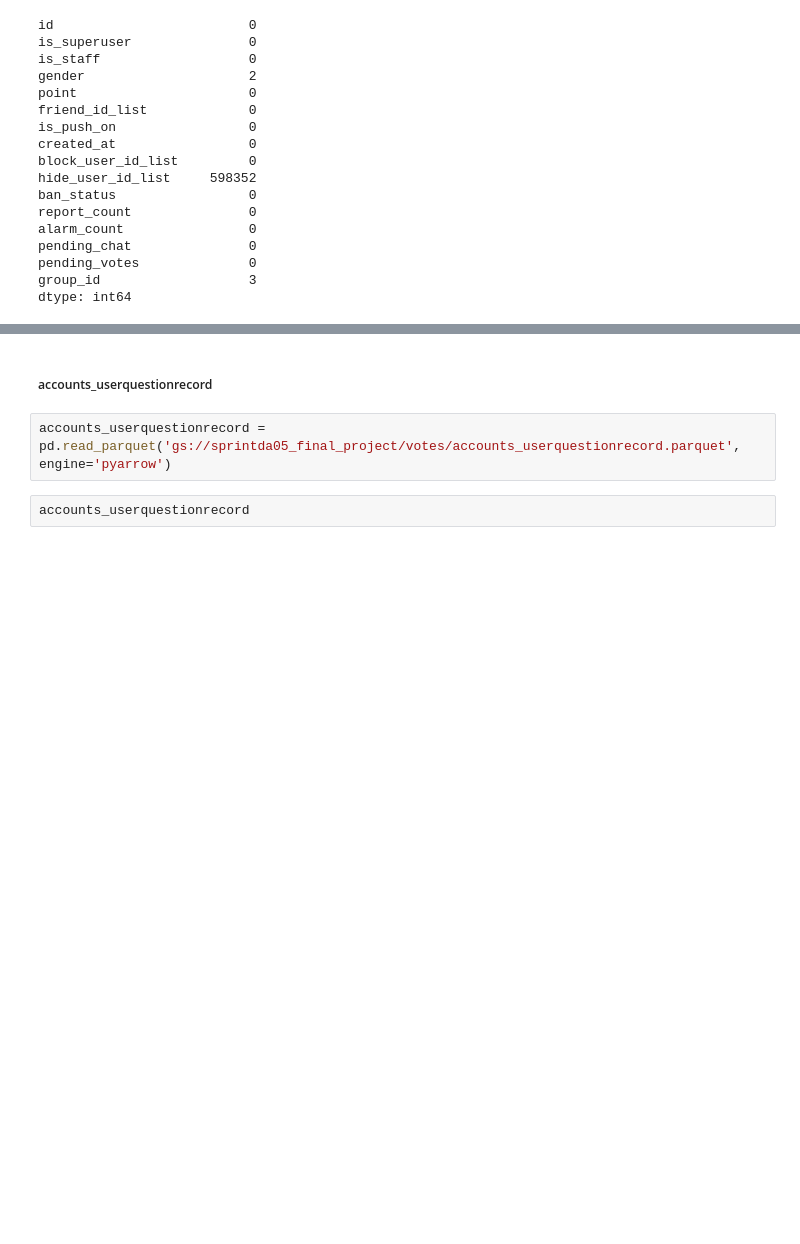
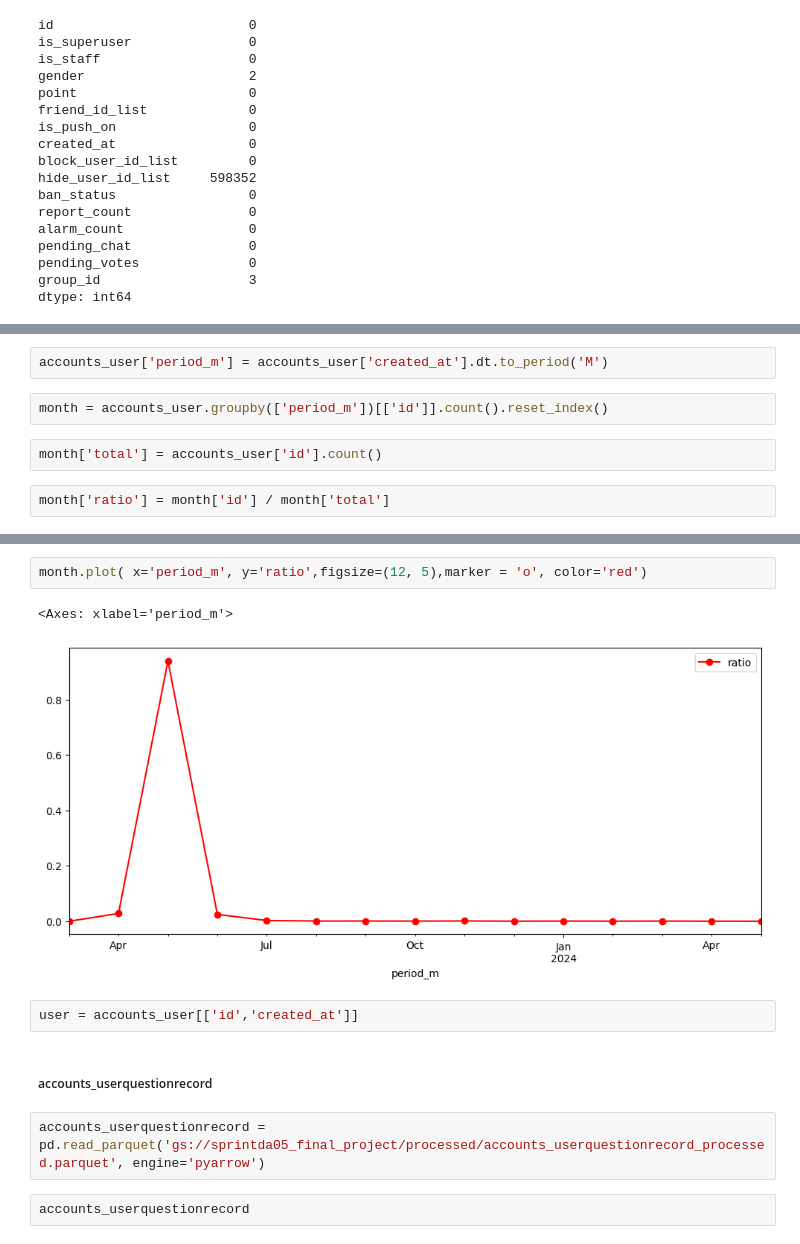
Before and after one commit to goodnews724/sprint_final_project, a Jupyter notebook: notebooks/jaemun.ipynb, the cells around one changed output, grey strips where cells are left out. Cells and saved outputs as stored; diff of their text form; blank space fills up the shorter version.

```diff
--- a/notebooks/jaemun.ipynb
+++ b/notebooks/jaemun.ipynb
@@ -699,0 +802,8 @@ accounts_user_processed
+# %%
+accounts_user['period_m'] = accounts_user['created_at'].dt.to_period('M')
+# %%
+month = accounts_user.groupby(['period_m'])[['id']].count().reset_index()
+# %%
+month['total'] = accounts_user['id'].count()
+# %%
+month['ratio'] = month['id'] / month['total']
@@ -700,7 +829,14 @@ accounts_user_processed
+# %%
+month.plot( x='period_m', y='ratio',figsize=(12, 5),marker = 'o', color='red')
+# %% [output]
+<Axes: xlabel='period_m'>
+[figure, added]
+# %%
+user = accounts_user[['id','created_at']]
 # %% [markdown]
 ##### accounts_userquestionrecord
 # %%
-accounts_userquestionrecord = pd.read_parquet('gs://sprintda05_final_project/votes/accounts_userquestionrecord.parquet', engine='pyarrow')
+accounts_userquestionrecord = pd.read_parquet('gs://sprintda05_final_project/processed/accounts_userquestionrecord_processed.parquet', engine='pyarrow')
 # %%
 accounts_userquestionrecord
 # %% [output]
```
Also changed, not shown: parts of 78 cells of this notebook.
